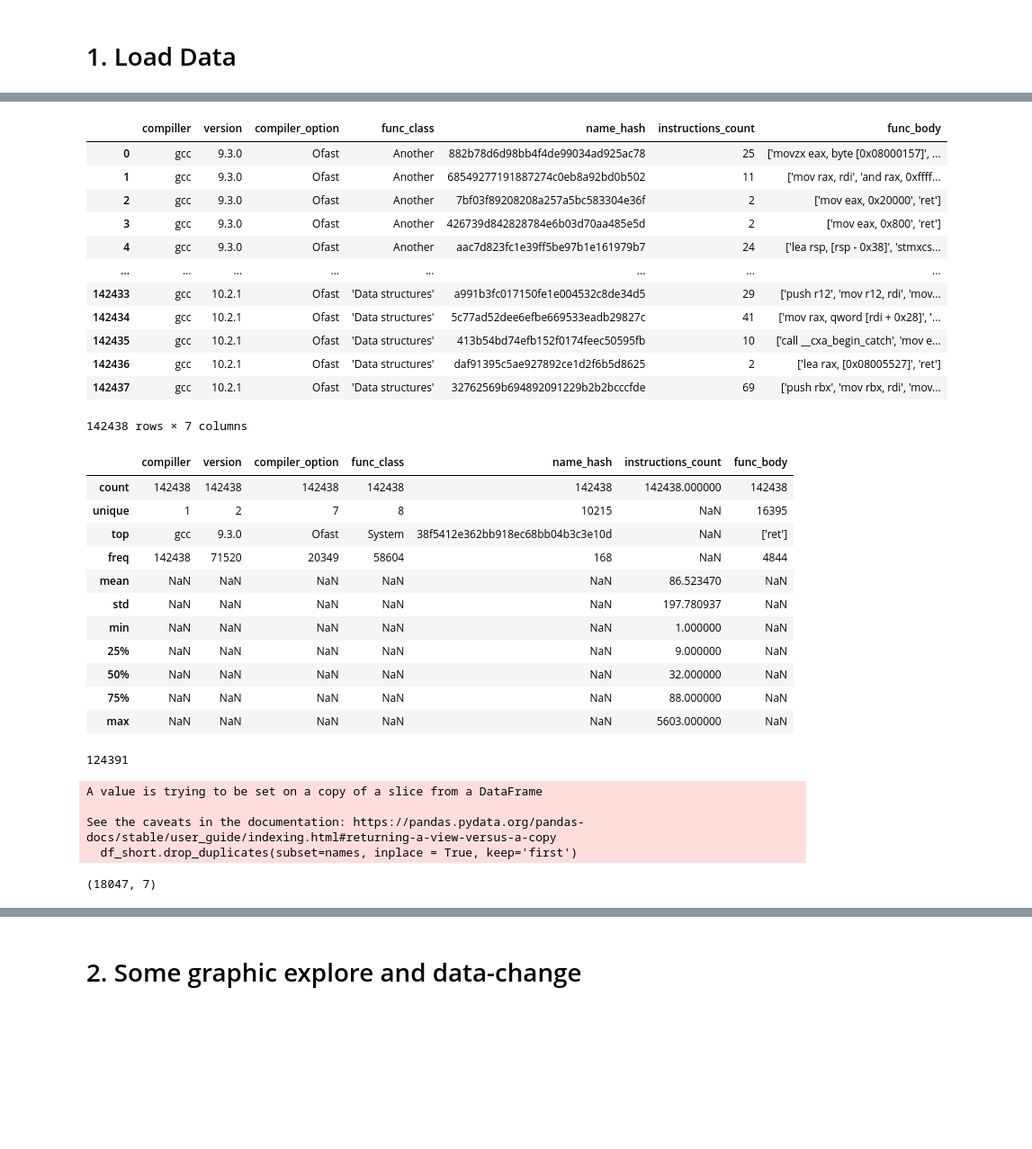
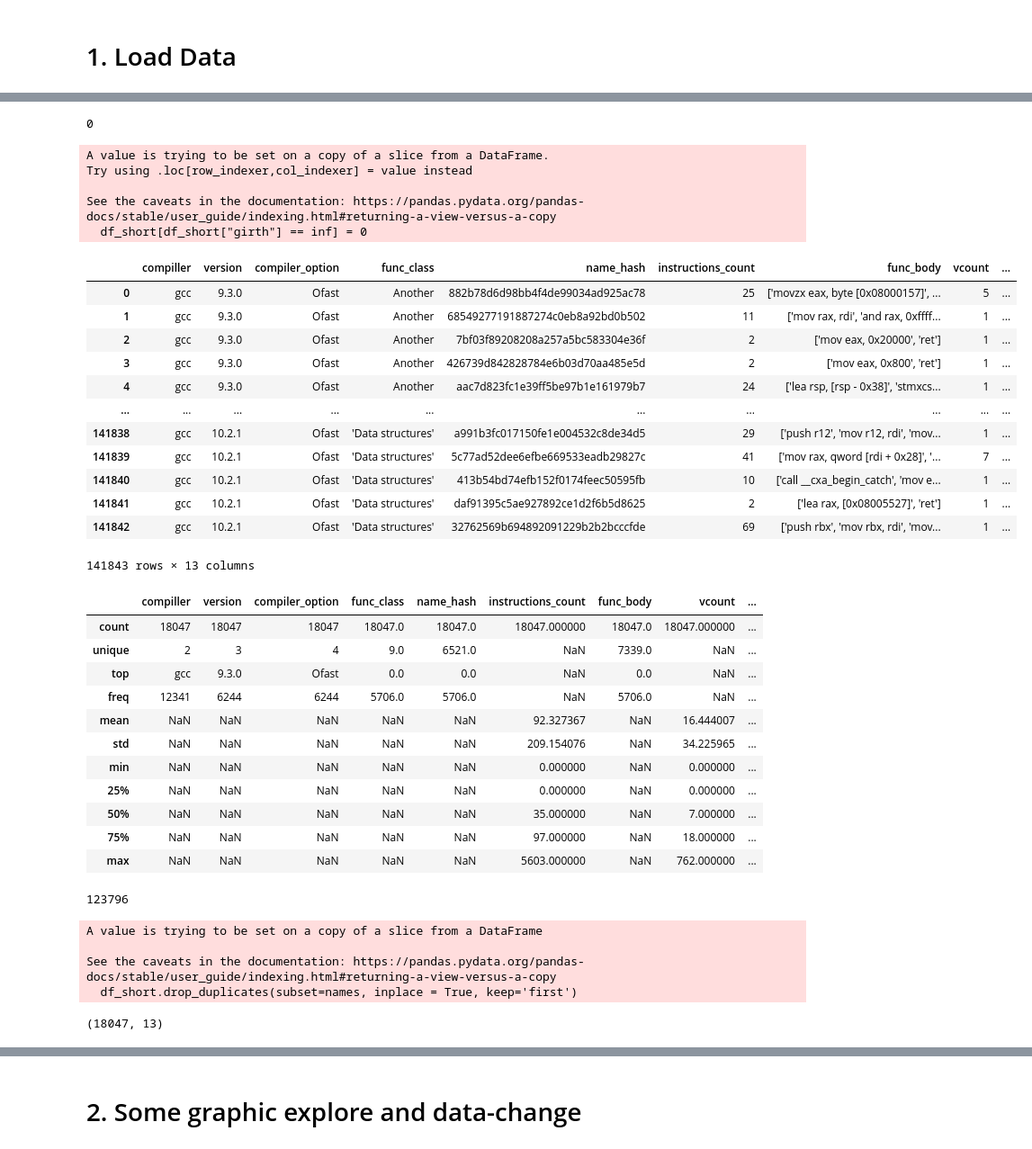
Before and after one commit to HSchoolboyEr/WhatThisFuncDo, a Jupyter notebook: tools/linear_models/EDA_train_test_split.ipynb, the cells around one changed output, grey strips where cells are left out. Shown at 90% size. Drawn from its saved outputs; the diff is of its cells as text; code cells hidden in the pictures; blank space fills up the shorter version.

```diff
--- a/tools/linear_models/EDA_train_test_split.ipynb
+++ b/tools/linear_models/EDA_train_test_split.ipynb
@@ -11,6 +16,8 @@ from sklearn.model_selection import train_test_split
 # %% [markdown]
 # 1. Load Data
 # %%
-df = pd.read_csv('../../data/extracted_all.csv' , sep=";", header=0)#,  on_bad_lines='skip')
+#df = pd.read_csv('../../data/extracted_all.csv' , sep=";", header=0)#,  on_bad_lines='skip')
+df = pd.read_csv('../../data/all_feature_graph_values.csv' , sep=",", header=0)#,  on_bad_lines='skip')
+
 df
 # %% [output]
@@ -51,41 +83,53 @@ memory usage: 12.0+ MB
+# %%
+df_short["girth"].isna().sum()
+# %% [output]
+0
+# %%
+from numpy import inf
+df_short[df_short["girth"] == inf] = 0
+# %% [output]
+A value is trying to be set on a copy of a slice from a DataFrame.
+Try using .loc[row_indexer,col_indexer] = value instead
+
+See the caveats in the documentation: https://pandas.pydata.org/pandas-docs/stable/user_guide/indexing.html#returning-a-view-versus-a-copy
+  df_short[df_short["girth"] == inf] = 0
 # %%
-df_short = df[["compiller","version","compiler_option","func_class","name_hash","instructions_count","func_body"]]
-df_short
+df_short = df[["compiller","version","compiler_option","func_class","name_hash","instructions_count","func_body","vcount","diameter", "girth", "radius", "average_path_length", "transitivity_avglocal_undirected" ]]
 # %% [output]
-|  | compiller | version | compiler_option | func_class | name_hash | instructions_count | func_body |
-| 0 | gcc | 9.3.0 | Ofast | Another | 882b78d6d98bb4f4de99034ad925ac78 | 25 | ['movzx eax, byte [0x08000157]', ... |
-| 1 | gcc | 9.3.0 | Ofast | Another | 68549277191887274c0eb8a92bd0b502 | 11 | ['mov rax, rdi', 'and rax, 0xffff... |
-| 2 | gcc | 9.3.0 | Ofast | Another | 7bf03f89208208a257a5bc583304e36f | 2 | ['mov eax, 0x20000', 'ret'] |
-| 3 | gcc | 9.3.0 | Ofast | Another | 426739d842828784e6b03d70aa485e5d | 2 | ['mov eax, 0x800', 'ret'] |
-| 4 | gcc | 9.3.0 | Ofast | Another | aac7d823fc1e39ff5be97b1e161979b7 | 24 | ['lea rsp, [rsp - 0x38]', 'stmxcs... |
-| ... | ... | ... | ... | ... | ... | ... | ... |
-| 142433 | gcc | 10.2.1 | Ofast | 'Data structures' | a991b3fc017150fe1e004532c8de34d5 | 29 | ['push r12', 'mov r12, rdi', 'mov... |
-| 142434 | gcc | 10.2.1 | Ofast | 'Data structures' | 5c77ad52dee6efbe669533eadb29827c | 41 | ['mov rax, qword [rdi + 0x28]', '... |
-| 142435 | gcc | 10.2.1 | Ofast | 'Data structures' | 413b54bd74efb152f0174feec50595fb | 10 | ['call __cxa_begin_catch', 'mov e... |
-| 142436 | gcc | 10.2.1 | Ofast | 'Data structures' | daf91395c5ae927892ce1d2f6b5d8625 | 2 | ['lea rax, [0x08005527]', 'ret'] |
-| 142437 | gcc | 10.2.1 | Ofast | 'Data structures' | 32762569b694892091229b2b2bcccfde | 69 | ['push rbx', 'mov rbx, rdi', 'mov... |
+|  | compiller | version | compiler_option | func_class | name_hash | instructions_count | func_body | vcount | ... |
+| 0 | gcc | 9.3.0 | Ofast | Another | 882b78d6d98bb4f4de99034ad925ac78 | 25 | ['movzx eax, byte [0x08000157]', ... | 5 | ... |
+| 1 | gcc | 9.3.0 | Ofast | Another | 68549277191887274c0eb8a92bd0b502 | 11 | ['mov rax, rdi', 'and rax, 0xffff... | 1 | ... |
+| 2 | gcc | 9.3.0 | Ofast | Another | 7bf03f89208208a257a5bc583304e36f | 2 | ['mov eax, 0x20000', 'ret'] | 1 | ... |
+| 3 | gcc | 9.3.0 | Ofast | Another | 426739d842828784e6b03d70aa485e5d | 2 | ['mov eax, 0x800', 'ret'] | 1 | ... |
+| 4 | gcc | 9.3.0 | Ofast | Another | aac7d823fc1e39ff5be97b1e161979b7 | 24 | ['lea rsp, [rsp - 0x38]', 'stmxcs... | 1 | ... |
+| ... | ... | ... | ... | ... | ... | ... | ... | ... | ... |
+| 141838 | gcc | 10.2.1 | Ofast | 'Data structures' | a991b3fc017150fe1e004532c8de34d5 | 29 | ['push r12', 'mov r12, rdi', 'mov... | 1 | ... |
+| 141839 | gcc | 10.2.1 | Ofast | 'Data structures' | 5c77ad52dee6efbe669533eadb29827c | 41 | ['mov rax, qword [rdi + 0x28]', '... | 7 | ... |
+| 141840 | gcc | 10.2.1 | Ofast | 'Data structures' | 413b54bd74efb152f0174feec50595fb | 10 | ['call __cxa_begin_catch', 'mov e... | 1 | ... |
+| 141841 | gcc | 10.2.1 | Ofast | 'Data structures' | daf91395c5ae927892ce1d2f6b5d8625 | 2 | ['lea rax, [0x08005527]', 'ret'] | 1 | ... |
+| 141842 | gcc | 10.2.1 | Ofast | 'Data structures' | 32762569b694892091229b2b2bcccfde | 69 | ['push rbx', 'mov rbx, rdi', 'mov... | 1 | ... |
-142438 rows × 7 columns
+141843 rows × 13 columns
 # %%
 df_short.describe(include="all")
 # %% [output]
-|  | compiller | version | compiler_option | func_class | name_hash | instructions_count | func_body |
-| count | 142438 | 142438 | 142438 | 142438 | 142438 | 142438.000000 | 142438 |
-| unique | 1 | 2 | 7 | 8 | 10215 | NaN | 16395 |
-| top | gcc | 9.3.0 | Ofast | System | 38f5412e362bb918ec68bb04b3c3e10d | NaN | ['ret'] |
-| freq | 142438 | 71520 | 20349 | 58604 | 168 | NaN | 4844 |
-| mean | NaN | NaN | NaN | NaN | NaN | 86.523470 | NaN |
-| std | NaN | NaN | NaN | NaN | NaN | 197.780937 | NaN |
-| min | NaN | NaN | NaN | NaN | NaN | 1.000000 | NaN |
-| 25% | NaN | NaN | NaN | NaN | NaN | 9.000000 | NaN |
-| 50% | NaN | NaN | NaN | NaN | NaN | 32.000000 | NaN |
-| 75% | NaN | NaN | NaN | NaN | NaN | 88.000000 | NaN |
-| max | NaN | NaN | NaN | NaN | NaN | 5603.000000 | NaN |
+|  | compiller | version | compiler_option | func_class | name_hash | instructions_count | func_body | vcount | ... |
+| count | 18047 | 18047 | 18047 | 18047.0 | 18047.0 | 18047.000000 | 18047.0 | 18047.000000 | ... |
+| unique | 2 | 3 | 4 | 9.0 | 6521.0 | NaN | 7339.0 | NaN | ... |
+| top | gcc | 9.3.0 | Ofast | 0.0 | 0.0 | NaN | 0.0 | NaN | ... |
+| freq | 12341 | 6244 | 6244 | 5706.0 | 5706.0 | NaN | 5706.0 | NaN | ... |
+| mean | NaN | NaN | NaN | NaN | NaN | 92.327367 | NaN | 16.444007 | ... |
+| std | NaN | NaN | NaN | NaN | NaN | 209.154076 | NaN | 34.225965 | ... |
+| min | NaN | NaN | NaN | NaN | NaN | 0.000000 | NaN | 0.000000 | ... |
+| 25% | NaN | NaN | NaN | NaN | NaN | 0.000000 | NaN | 0.000000 | ... |
+| 50% | NaN | NaN | NaN | NaN | NaN | 35.000000 | NaN | 7.000000 | ... |
+| 75% | NaN | NaN | NaN | NaN | NaN | 97.000000 | NaN | 18.000000 | ... |
+| max | NaN | NaN | NaN | NaN | NaN | 5603.000000 | NaN | 762.000000 | ... |
 # %%
 names = ['func_class', 'name_hash', "func_body"]
 df_short_sub = df_short[ names ]
 df_short_sub.duplicated().sum()
 # %% [output]
-124391
+123796
 # %%
 df_short.drop_duplicates(subset=names, inplace = True, keep='first')
 df_short.shape
@@ -94,7 +138,7 @@ A value is trying to be set on a copy of a slice from a DataFrame
 
 See the caveats in the documentation: https://pandas.pydata.org/pandas-docs/stable/user_guide/indexing.html#returning-a-view-versus-a-copy
   df_short.drop_duplicates(subset=names, inplace = True, keep='first')
-(18047, 7)
+(18047, 13)
 # %%
 df_short
 # %% [output]
```
Also changed, not shown: parts of 29 cells of this notebook, 4 other files.
